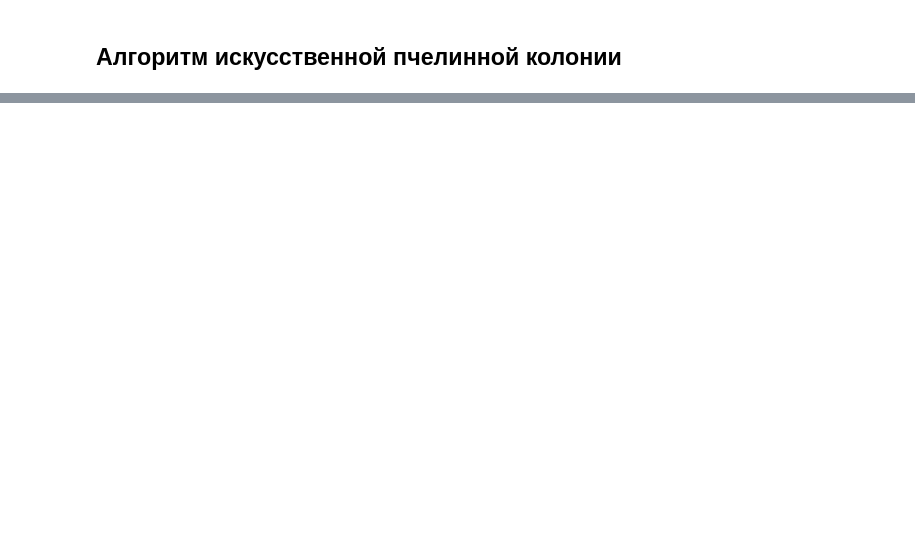
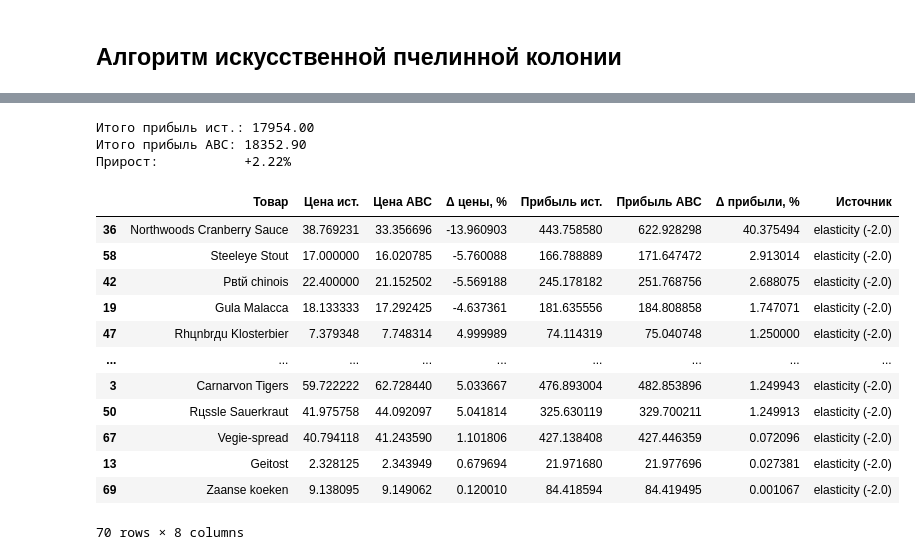
Before and after one commit to m0zerrr/abc_northwind, a Jupyter notebook: abc_northwind.ipynb, the cells around one changed output, grey strips where cells are left out. Cells and saved outputs as stored; diff of their text form; code cells hidden in the pictures; blank space fills up the shorter version.

```diff
--- a/abc_northwind.ipynb
+++ b/abc_northwind.ipynb
@@ -321,0 +692,3 @@ print(best_profit, best_prices)
+# %%
+top10 = results_df.sort_values('mean', ascending=False).head(10)
+top10[['num_bees', 'limit', 'max_iter', 'mean', 'n_evaluations']].reset_index(drop=True)
@@ -321,0 +789,8 @@ print(best_profit, best_prices)
+# %%
+best_params = top10.iloc[0, :]
+best_num_bees = int(best_params['num_bees'])
+best_limit = int(best_params['limit'])
+best_max_iter = int(best_params['max_iter'])
+
+ABC_opti = ArtificialBeeColony(demand_params, num_bees=best_num_bees, limit=best_limit, max_iter=best_max_iter)
+best_prices_opti, best_profit_opti = ABC_opti.optimize()
@@ -321,0 +832,48 @@ print(best_profit, best_prices)
+# %%
+rows = []
+for i, name in enumerate(product_names):
+    m = demand_params[name]
+    p_hist = m['mean_price']
+    p_opt = best_prices_opti[i]
+    q_hist = max(0.0, m['a'] + m['b'] * p_hist)
+    q_opt = max(0.0, m['a'] + m['b'] * p_opt)
+    profit_hist = (p_hist - m['cost']) * q_hist
+    profit_opt = (p_opt - m['cost']) * q_opt
+
+    rows.append({
+        'Товар': name,
+        'Цена ист.': p_hist,
+        'Цена ABC': p_opt,
+        'Δ цены, %': (p_opt - p_hist) / p_hist * 100,
+        'Прибыль ист.': profit_hist,
+        'Прибыль ABC': profit_opt,
+        'Δ прибыли, %': (profit_opt - profit_hist) / profit_hist * 100 if profit_hist != 0 else np.nan,
+        'Источник': m['source'],
+    })
+
+opti_price_table = pd.DataFrame(rows).sort_values('Δ прибыли, %', ascending=False)
+
+opti_total_hist = opti_price_table['Прибыль ист.'].sum()
+opti_total_abc = opti_price_table['Прибыль ABC'].sum()
+print(f"\nИтого прибыль ист.: {opti_total_hist:.2f}")
+print(f"Итого прибыль ABC: {opti_total_abc:.2f}")
+print(f"Прирост:           {(opti_total_abc - opti_total_hist) / opti_total_hist * 100:+.2f}%")
+
+opti_price_table
+# %% [output]
+Итого прибыль ист.: 17954.00
+Итого прибыль ABC: 18352.90
+Прирост:           +2.22%
+|  | Товар | Цена ист. | Цена ABC | Δ цены, % | Прибыль ист. | Прибыль ABC | Δ прибыли, % | Источник |
+| 36 | Northwoods Cranberry Sauce | 38.769231 | 33.356696 | -13.960903 | 443.758580 | 622.928298 | 40.375494 | elasticity (-2.0) |
+| 58 | Steeleye Stout | 17.000000 | 16.020785 | -5.760088 | 166.788889 | 171.647472 | 2.913014 | elasticity (-2.0) |
+| 42 | Pвtй chinois | 22.400000 | 21.152502 | -5.569188 | 245.178182 | 251.768756 | 2.688075 | elasticity (-2.0) |
+| 19 | Gula Malacca | 18.133333 | 17.292425 | -4.637361 | 181.635556 | 184.808858 | 1.747071 | elasticity (-2.0) |
+| 47 | Rhцnbrдu Klosterbier | 7.379348 | 7.748314 | 4.999989 | 74.114319 | 75.040748 | 1.250000 | elasticity (-2.0) |
+| ... | ... | ... | ... | ... | ... | ... | ... | ... |
+| 3 | Carnarvon Tigers | 59.722222 | 62.728440 | 5.033667 | 476.893004 | 482.853896 | 1.249943 | elasticity (-2.0) |
+| 50 | Rцssle Sauerkraut | 41.975758 | 44.092097 | 5.041814 | 325.630119 | 329.700211 | 1.249913 | elasticity (-2.0) |
+| 67 | Vegie-spread | 40.794118 | 41.243590 | 1.101806 | 427.138408 | 427.446359 | 0.072096 | elasticity (-2.0) |
+| 13 | Geitost | 2.328125 | 2.343949 | 0.679694 | 21.971680 | 21.977696 | 0.027381 | elasticity (-2.0) |
+| 69 | Zaanse koeken | 9.138095 | 9.149062 | 0.120010 | 84.418594 | 84.419495 | 0.001067 | elasticity (-2.0) |
+70 rows × 8 columns
```
Also changed, not shown: parts of 35 cells of this notebook, 1 other file.
